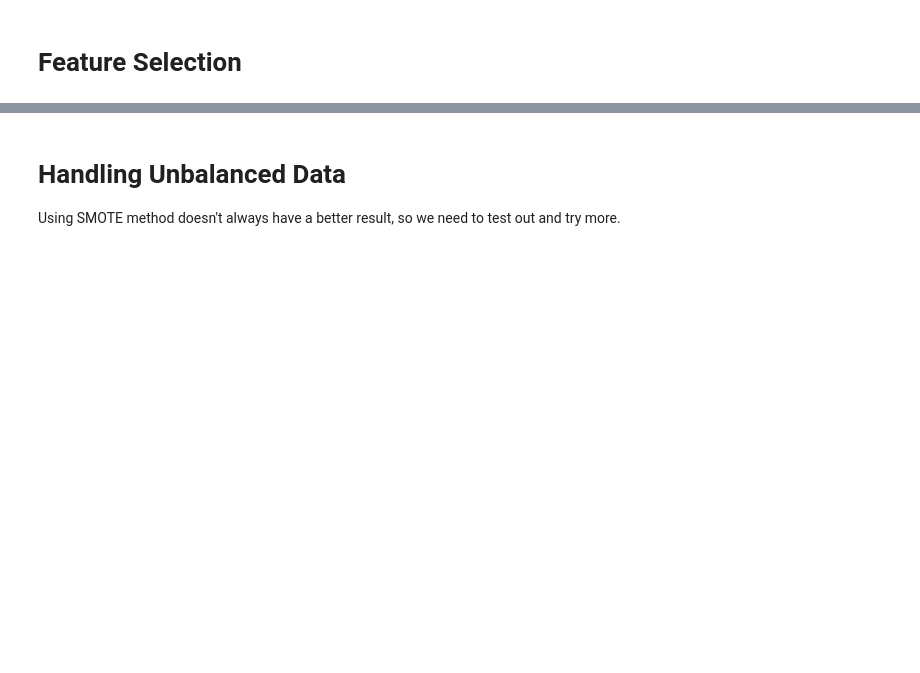
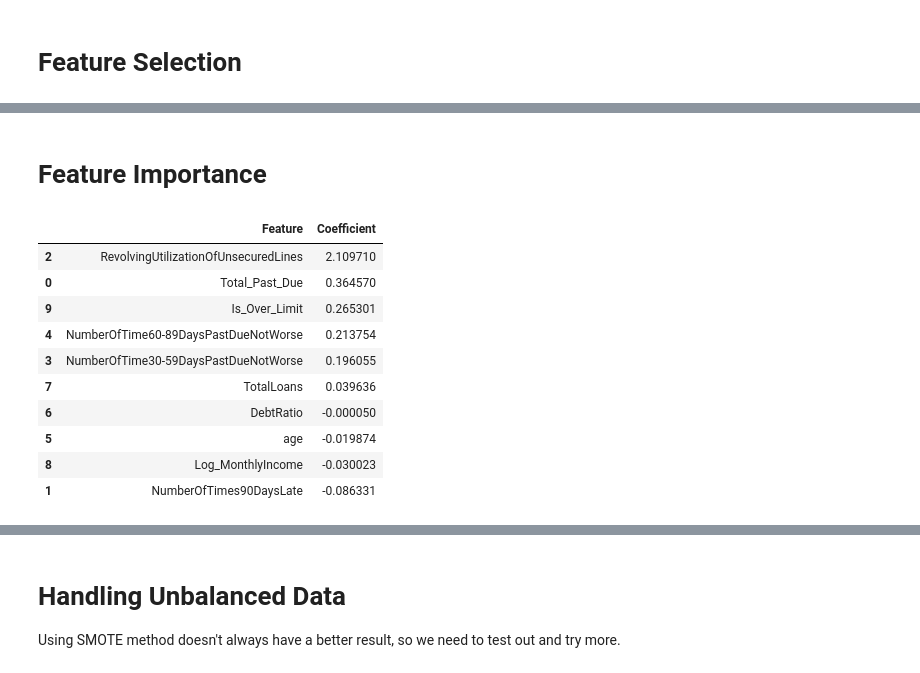
Before and after one commit to loouisheng/Credit_Risk_Prediction_Model, a Jupyter notebook: model.ipynb, the cells around one changed output, grey strips where cells are left out. Saved outputs shown, nothing was run; the diff lists cells and outputs as text; code cells hidden in the pictures; blank space fills up the shorter version.

```diff
--- a/model.ipynb
+++ b/model.ipynb
@@ -131,0 +263,22 @@ Name: proportion, dtype: float64
+# %% [markdown]
+# Feature Importance
+# %%
+# Logistic Regression
+coef_df = pd.DataFrame({
+    'Feature': X_train.columns,
+    'Coefficient': lr.coef_[0]
+}).sort_values(by='Coefficient', ascending=False)
+
+coef_df
+# %% [output]
+|  | Feature | Coefficient |
+| 2 | RevolvingUtilizationOfUnsecuredLines | 2.109710 |
+| 0 | Total_Past_Due | 0.364570 |
+| 9 | Is_Over_Limit | 0.265301 |
+| 4 | NumberOfTime60-89DaysPastDueNotWorse | 0.213754 |
+| 3 | NumberOfTime30-59DaysPastDueNotWorse | 0.196055 |
+| 7 | TotalLoans | 0.039636 |
+| 6 | DebtRatio | -0.000050 |
+| 5 | age | -0.019874 |
+| 8 | Log_MonthlyIncome | -0.030023 |
+| 1 | NumberOfTimes90DaysLate | -0.086331 |
```
Also changed, not shown: parts of 25 cells of this notebook, 8 other files.
